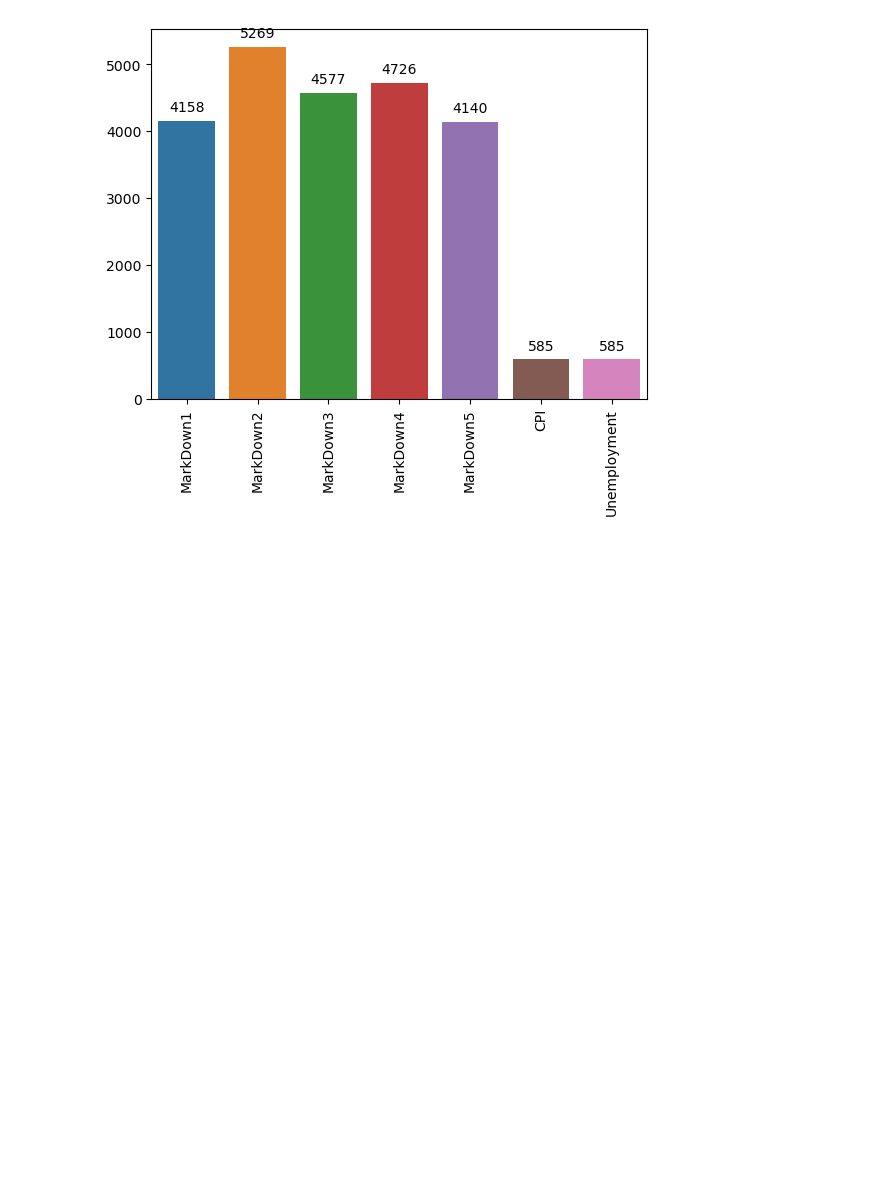
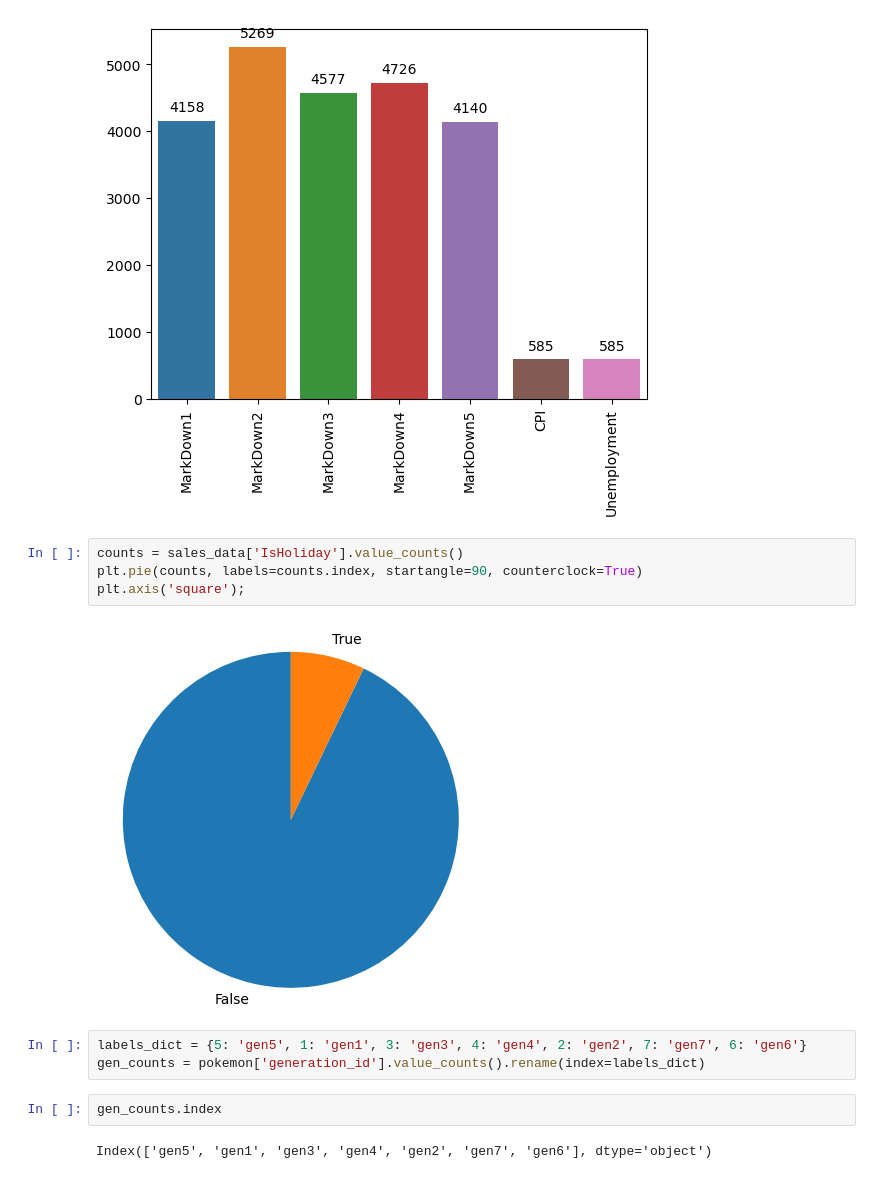
Before and after one commit to Nihal-Awad/Matplot-Seaborn-Practice, a Jupyter notebook: Visualization.ipynb, the cells around one changed output. Cells and saved outputs as stored; diff of their text form; blank space fills up the shorter version.

Commit message:
add pie chart

```diff
--- a/Visualization.ipynb
+++ b/Visualization.ipynb
@@ -194,3 +194,16 @@ for i in range(na_counts.shape[0]):
     plt.text(i, count+300, count, ha='center', va='top')
 # %% [output]
 [figure]
+# %%
+counts = sales_data['IsHoliday'].value_counts()
+plt.pie(counts, labels=counts.index, startangle=90, counterclock=True)
+plt.axis('square');
+# %% [output]
+[figure, added]
+# %%
+labels_dict = {5: 'gen5', 1: 'gen1', 3: 'gen3', 4: 'gen4', 2: 'gen2', 7: 'gen7', 6: 'gen6'}
+gen_counts = pokemon['generation_id'].value_counts().rename(index=labels_dict)
+# %%
+gen_counts.index
+# %% [output]
+Index(['gen5', 'gen1', 'gen3', 'gen4', 'gen2', 'gen7', 'gen6'], dtype='object')
```
Also changed, not shown: parts of 3 cells of this notebook.
